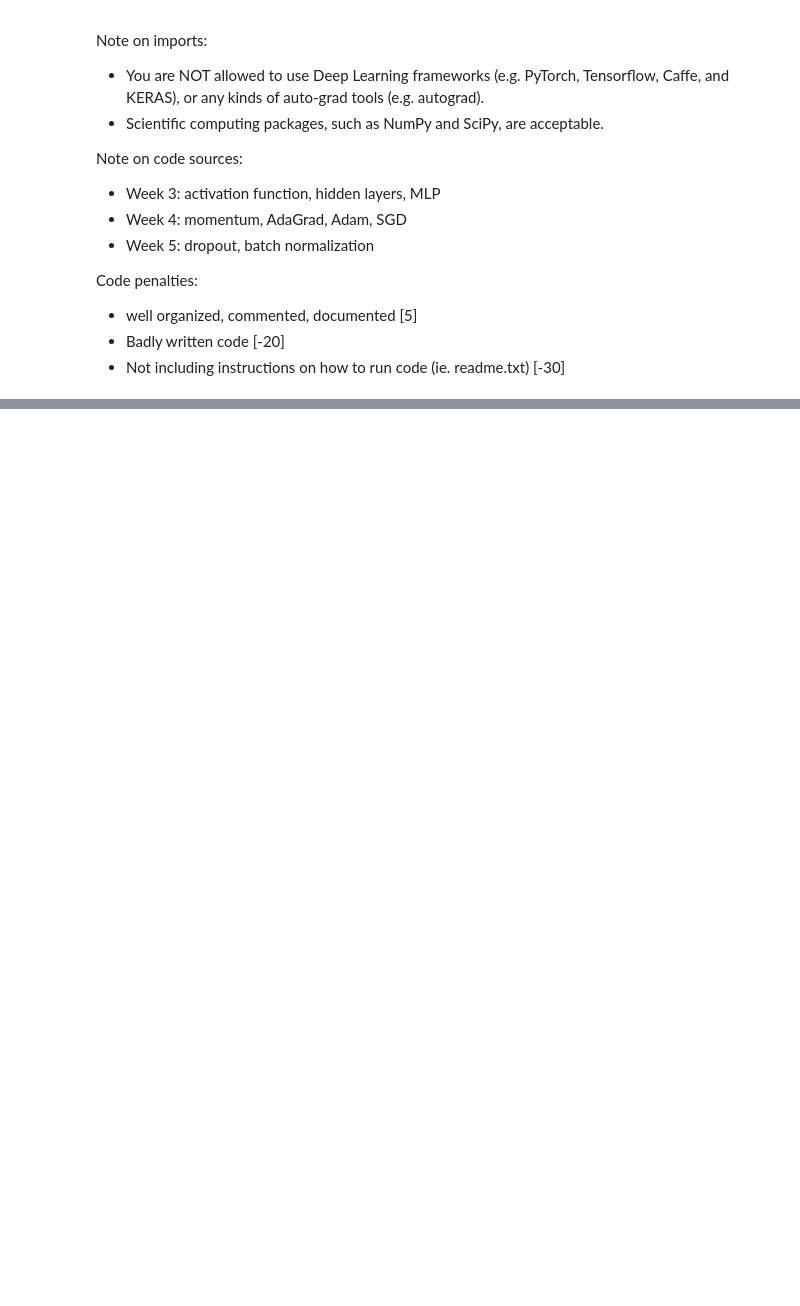
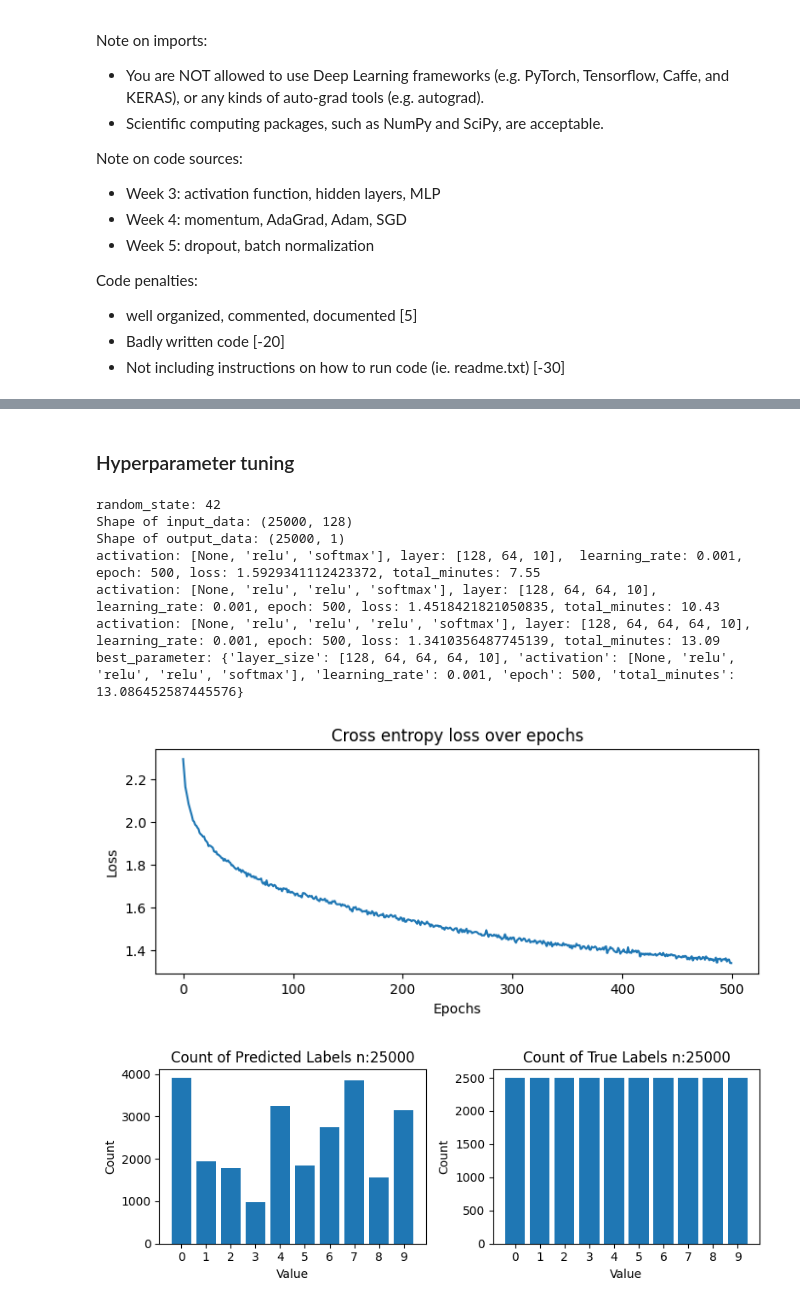
Before and after one commit to vyun8699/COMP4329-Deep-Learning-Assignment-1, a Jupyter notebook: assgmt_1_DL_vincent.ipynb, the cells around one changed output, grey strips where cells are left out. Cells and saved outputs as stored; diff of their text form; code cells hidden in the pictures; blank space fills up the shorter version.

Commit message:
added unit testing, hyperparameter tuning, and minor changes to code

```diff
--- a/assgmt_1_DL_vincent.ipynb
+++ b/assgmt_1_DL_vincent.ipynb
@@ -424,0 +554,2 @@ Weights before update: [[ 0.07926984 -0.05142857 -0.01525231 ...  0.01553553  0.
+# %% [markdown]
+### Hyperparameter tuning
@@ -424,0 +643,34 @@ Weights before update: [[ 0.07926984 -0.05142857 -0.01525231 ...  0.01553553  0.
+# %%
+# run cv search
+
+#re-create dataset
+data_proportion = 0.5
+random_state = 42
+input_data, output_data = create_smaller_dataset(adj_train_data, train_label, data_proportion, random_state=random_state)
+
+#cv search input
+epoch = 500
+
+layer_sizes = [[128,64,10],
+               [128,64,64,10],
+               [128,64,64,64,10]]
+activations = [[None,'relu','softmax'],
+               [None,'relu','relu','softmax'],
+               [None,'relu','relu','relu','softmax']]
+learning_rate_list = [0.001] #0.01 is problematic, can't converge in some cases
+
+#implementation
+best_model, best_parameters, cross_entropy= cv_search(input_data, output_data,layer_sizes, activations, learning_rate_list, epoch)
+
+# Plot
+plot_best_results(best_parameters, cross_entropy, best_model, input_data, output_data)
+# %% [output]
+random_state: 42
+Shape of input_data: (25000, 128)
+Shape of output_data: (25000, 1)
+activation: [None, 'relu', 'softmax'], layer: [128, 64, 10],  learning_rate: 0.001, epoch: 500, loss: 1.5929341112423372, total_minutes: 7.55
+activation: [None, 'relu', 'relu', 'softmax'], layer: [128, 64, 64, 10],  learning_rate: 0.001, epoch: 500, loss: 1.4518421821050835, total_minutes: 10.43
+activation: [None, 'relu', 'relu', 'relu', 'softmax'], layer: [128, 64, 64, 64, 10],  learning_rate: 0.001, epoch: 500, loss: 1.3410356487745139, total_minutes: 13.09
+best_parameter: {'layer_size': [128, 64, 64, 64, 10], 'activation': [None, 'relu', 'relu', 'relu', 'softmax'], 'learning_rate': 0.001, 'epoch': 500, 'total_minutes': 13.086452587445576}
+[figure, added]
+[figure, added]
```
Also changed, not shown: parts of 16 cells of this notebook.
